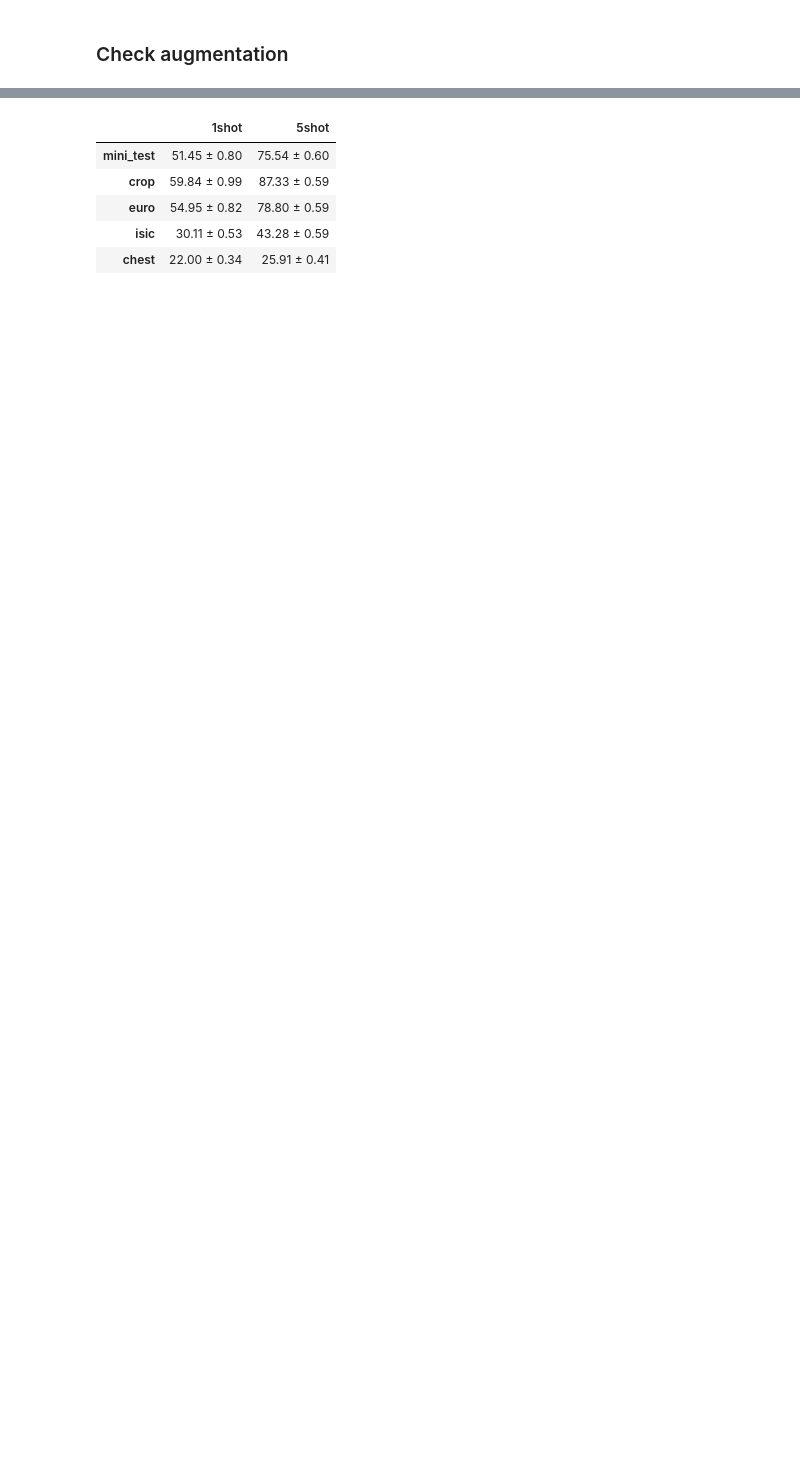
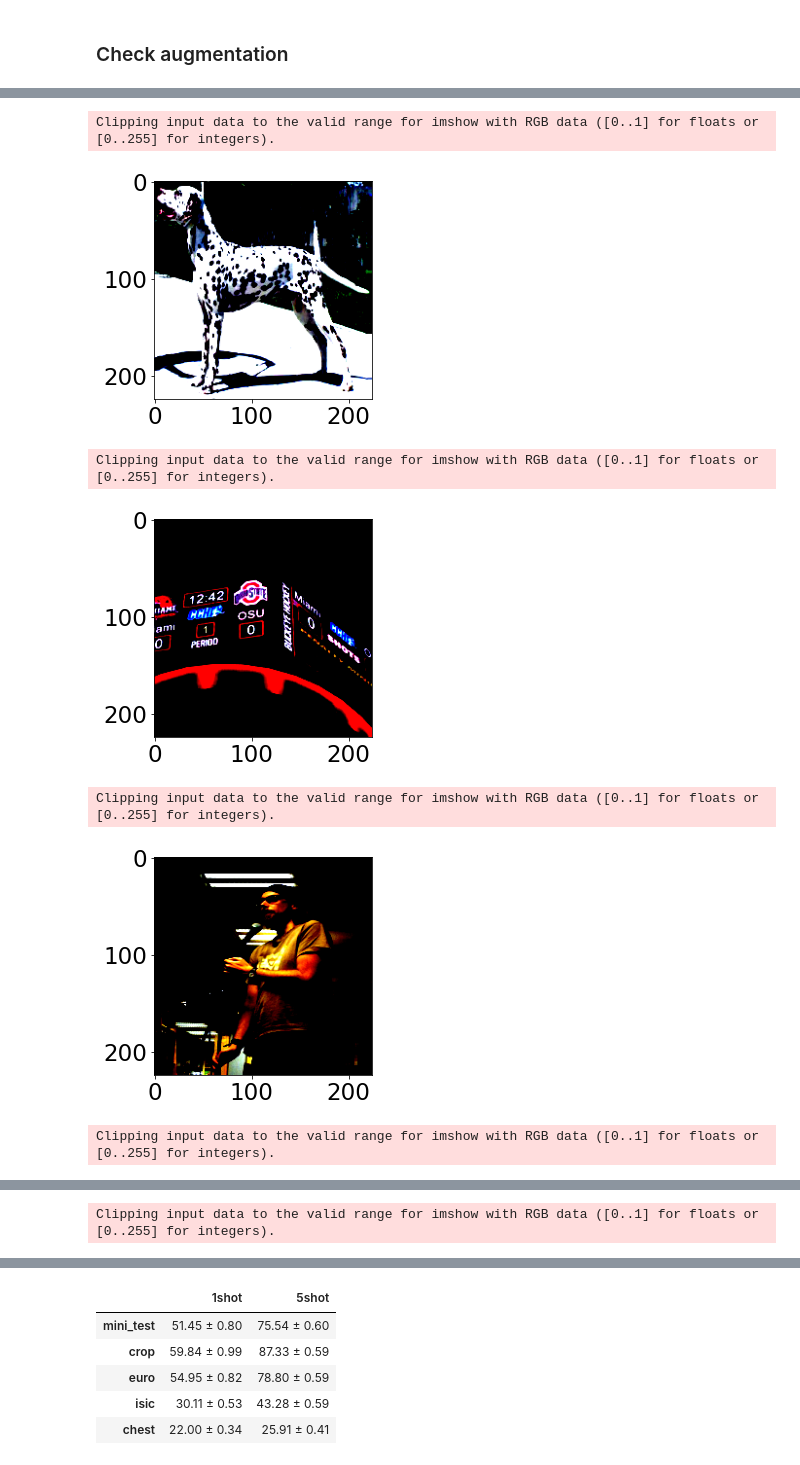
Before and after one commit to kimyuji/Fine-tune-with-Few-Samples, a Jupyter notebook: check_acc.ipynb, the cells around one changed output, grey strips where cells are left out. Saved outputs shown, nothing was run; the diff lists cells and outputs as text; code cells hidden in the pictures; blank space fills up the shorter version.

Commit message:
[ADD]Clean Tester

```diff
--- a/check_acc.ipynb
+++ b/check_acc.ipynb
@@ -63,4 +77,14 @@ with open('./logs/baseline/output/resnet10_simclr_LS_default/mini_test/05way_005
-# %%
-for idx in range(25):
-    plt.imshow(x_support[idx].cpu().permute(1, 2, 0))
-    plt.show()
+# %%
+with open('./logs/baseline/output/resnet10_simclr_LS_default/mini_test/05way_001shot_head_default/check_clean_0.txt', 'rb') as f:
+    x_support = pickle.load(f)  # 한 줄씩 읽어옴
+for idx in range(5):
+    plt.imshow(x_support[idx].cpu().permute(1, 2, 0))
+    plt.show()
+# %% [output]
+Clipping input data to the valid range for imshow with RGB data ([0..1] for floats or [0..255] for integers).
+[figure, added]
+Clipping input data to the valid range for imshow with RGB data ([0..1] for floats or [0..255] for integers).
+[figure, added]
+Clipping input data to the valid range for imshow with RGB data ([0..1] for floats or [0..255] for integers).
+[figure, added]
+Clipping input data to the valid range for imshow with RGB data ([0..1] for floats or [0..255] for integers).
@@ -66,0 +92 @@ for idx in range(25):
+Clipping input data to the valid range for imshow with RGB data ([0..1] for floats or [0..255] for integers).
```
Also changed, not shown: parts of 3 cells of this notebook, 5 other files.
